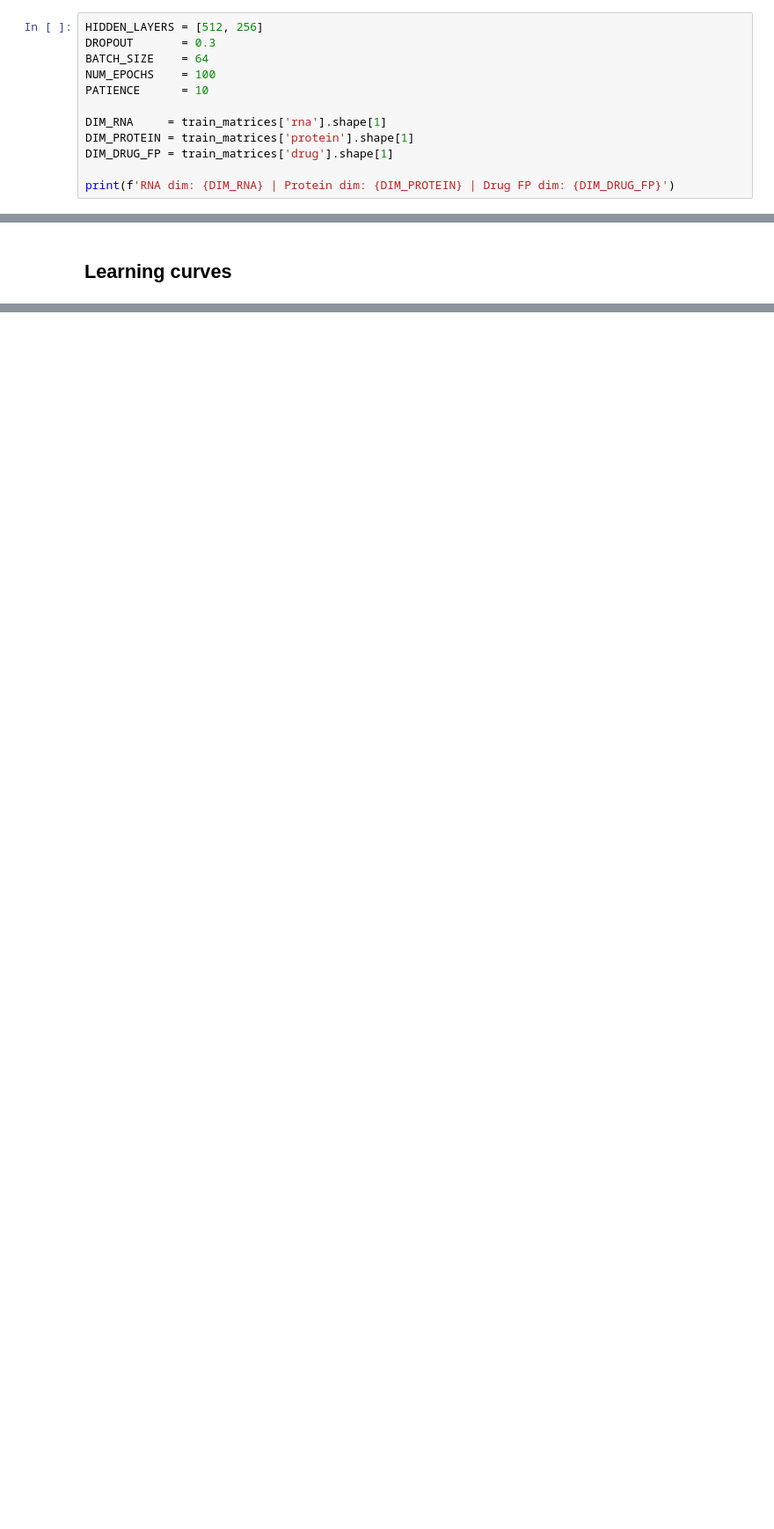
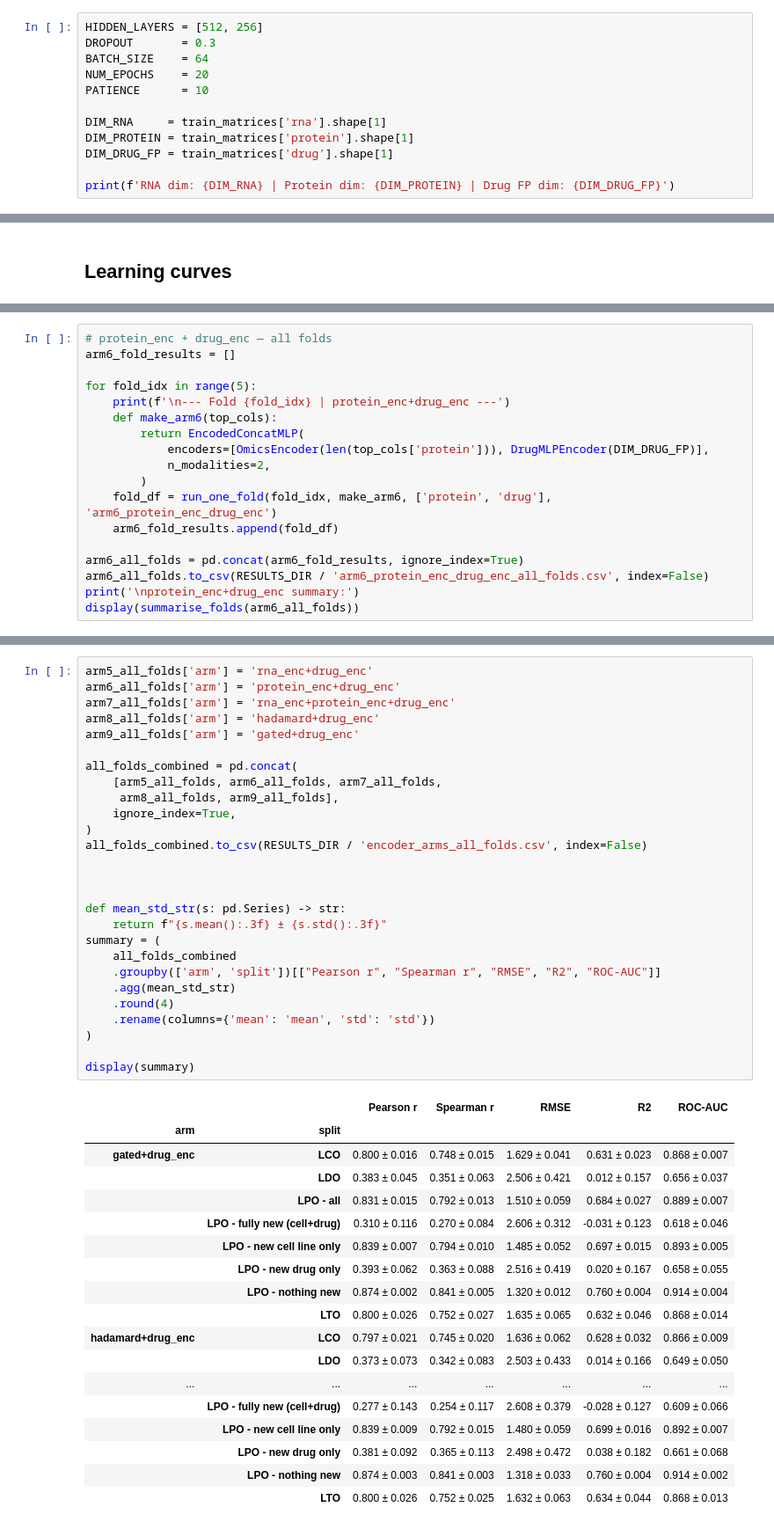
Before and after one commit to fshokor/multiomics-drug-response, a Jupyter notebook: notebooks/12_concat_multimodal.ipynb, the cells around one changed output, grey strips where cells are left out. Shown at 88% size. Cells and saved outputs as stored; diff of their text form; blank space fills up the shorter version.

```diff
--- a/notebooks/12_concat_multimodal.ipynb
+++ b/notebooks/12_concat_multimodal.ipynb
@@ -466,7 +448,7 @@ LPO - fully new (cell+drug): n=220
 HIDDEN_LAYERS = [512, 256]
 DROPOUT       = 0.3
 BATCH_SIZE    = 64
-NUM_EPOCHS    = 100
+NUM_EPOCHS    = 20
 PATIENCE      = 10
 
 DIM_RNA     = train_matrices['rna'].shape[1]
@@ -1100,0 +1338,18 @@ plot_learning_curves(tier2_histories, metric='loss')
+# %%
+# protein_enc + drug_enc — all folds
+arm6_fold_results = []
+
+for fold_idx in range(5):
+    print(f'\n--- Fold {fold_idx} | protein_enc+drug_enc ---')
+    def make_arm6(top_cols):
+        return EncodedConcatMLP(
+            encoders=[OmicsEncoder(len(top_cols['protein'])), DrugMLPEncoder(DIM_DRUG_FP)],
+            n_modalities=2,
+        )
+    fold_df = run_one_fold(fold_idx, make_arm6, ['protein', 'drug'], 'arm6_protein_enc_drug_enc')
+    arm6_fold_results.append(fold_df)
+
+arm6_all_folds = pd.concat(arm6_fold_results, ignore_index=True)
+arm6_all_folds.to_csv(RESULTS_DIR / 'arm6_protein_enc_drug_enc_all_folds.csv', index=False)
+print('\nprotein_enc+drug_enc summary:')
+display(summarise_folds(arm6_all_folds))
@@ -1100,0 +1477,46 @@ plot_learning_curves(tier2_histories, metric='loss')
+# %%
+arm5_all_folds['arm'] = 'rna_enc+drug_enc'
+arm6_all_folds['arm'] = 'protein_enc+drug_enc'
+arm7_all_folds['arm'] = 'rna_enc+protein_enc+drug_enc'
+arm8_all_folds['arm'] = 'hadamard+drug_enc'
+arm9_all_folds['arm'] = 'gated+drug_enc'
+
+all_folds_combined = pd.concat(
+    [arm5_all_folds, arm6_all_folds, arm7_all_folds,
+     arm8_all_folds, arm9_all_folds],
+    ignore_index=True,
+)
+all_folds_combined.to_csv(RESULTS_DIR / 'encoder_arms_all_folds.csv', index=False)
+
+
+
+def mean_std_str(s: pd.Series) -> str:
+    return f"{s.mean():.3f} ± {s.std():.3f}"
+summary = (
+    all_folds_combined
+    .groupby(['arm', 'split'])[["Pearson r", "Spearman r", "RMSE", "R2", "ROC-AUC"]]
+    .agg(mean_std_str)
+    .round(4)
+    .rename(columns={'mean': 'mean', 'std': 'std'})
+)
+
+display(summary)
+# %% [output]
+|  |  | Pearson r | Spearman r | RMSE | R2 | ROC-AUC |
+| arm | split |  |  |  |  |  |
+| gated+drug_enc | LCO | 0.800 ± 0.016 | 0.748 ± 0.015 | 1.629 ± 0.041 | 0.631 ± 0.023 | 0.868 ± 0.007 |
+|  | LDO | 0.383 ± 0.045 | 0.351 ± 0.063 | 2.506 ± 0.421 | 0.012 ± 0.157 | 0.656 ± 0.037 |
+|  | LPO - all | 0.831 ± 0.015 | 0.792 ± 0.013 | 1.510 ± 0.059 | 0.684 ± 0.027 | 0.889 ± 0.007 |
+|  | LPO - fully new (cell+drug) | 0.310 ± 0.116 | 0.270 ± 0.084 | 2.606 ± 0.312 | -0.031 ± 0.123 | 0.618 ± 0.046 |
+|  | LPO - new cell line only | 0.839 ± 0.007 | 0.794 ± 0.010 | 1.485 ± 0.052 | 0.697 ± 0.015 | 0.893 ± 0.005 |
+|  | LPO - new drug only | 0.393 ± 0.062 | 0.363 ± 0.088 | 2.516 ± 0.419 | 0.020 ± 0.167 | 0.658 ± 0.055 |
+|  | LPO - nothing new | 0.874 ± 0.002 | 0.841 ± 0.005 | 1.320 ± 0.012 | 0.760 ± 0.004 | 0.914 ± 0.004 |
+|  | LTO | 0.800 ± 0.026 | 0.752 ± 0.027 | 1.635 ± 0.065 | 0.632 ± 0.046 | 0.868 ± 0.014 |
+| hadamard+drug_enc | LCO | 0.797 ± 0.021 | 0.745 ± 0.020 | 1.636 ± 0.062 | 0.628 ± 0.032 | 0.866 ± 0.009 |
+|  | LDO | 0.373 ± 0.073 | 0.342 ± 0.083 | 2.503 ± 0.433 | 0.014 ± 0.166 | 0.649 ± 0.050 |
+| ... | ... | ... | ... | ... | ... | ... |
+|  | LPO - fully new (cell+drug) | 0.277 ± 0.143 | 0.254 ± 0.117 | 2.608 ± 0.379 | -0.028 ± 0.127 | 0.609 ± 0.066 |
+|  | LPO - new cell line only | 0.839 ± 0.009 | 0.792 ± 0.015 | 1.480 ± 0.059 | 0.699 ± 0.016 | 0.892 ± 0.007 |
+|  | LPO - new drug only | 0.381 ± 0.092 | 0.365 ± 0.113 | 2.498 ± 0.472 | 0.038 ± 0.182 | 0.661 ± 0.068 |
+|  | LPO - nothing new | 0.874 ± 0.003 | 0.841 ± 0.003 | 1.318 ± 0.033 | 0.760 ± 0.004 | 0.914 ± 0.002 |
+|  | LTO | 0.800 ± 0.026 | 0.752 ± 0.025 | 1.632 ± 0.063 | 0.634 ± 0.044 | 0.868 ± 0.013 |
```
Also changed, not shown: parts of 43 cells of this notebook, 1 other file.
